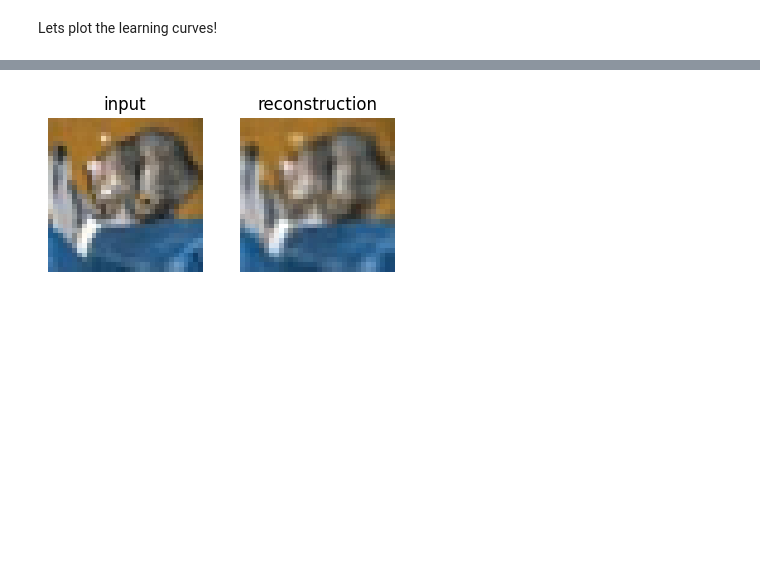
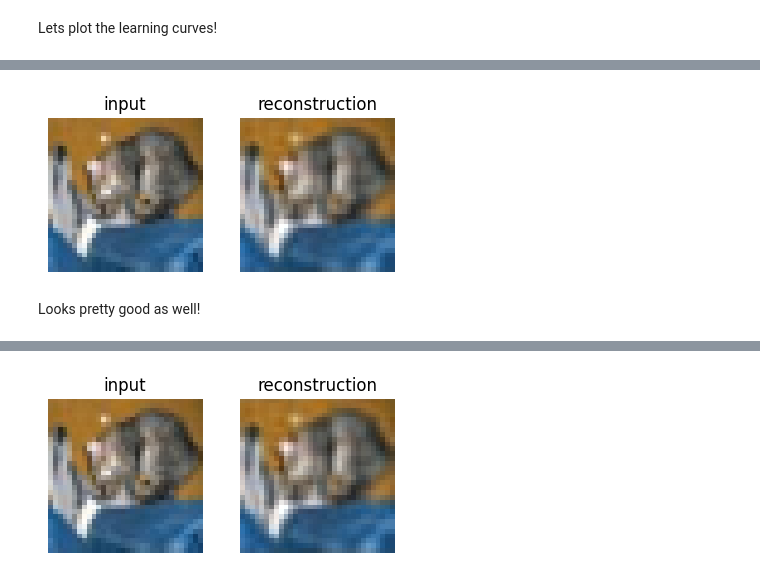
Before and after one commit to BenediktAlkin/upt-minimal, a Jupyter notebook: 3_image_autoencoder_superres.ipynb, the cells around one changed output, grey strips where cells are left out. Cells and saved outputs as stored; diff of their text form; code cells hidden in the pictures; blank space fills up the shorter version.

```diff
--- a/3_image_autoencoder_superres.ipynb
+++ b/3_image_autoencoder_superres.ipynb
@@ -197,9 +192,6 @@ from upt.models.approximator import Approximator
 from upt.models.decoder_perceiver import DecoderPerceiver
 from upt.models.encoder_image import EncoderImage
 from upt.models.upt_image_autoencoder import UPTImageAutoencoder
-
-# initialize device
-device = torch.device("cuda")
 
 # initialize dataset
 transform = ToTensor()
@@ -370,0 +366,19 @@ plt.show()
+# %%
+x, _ = test_dataset[0]
+x = x.to(device)
+with torch.no_grad():
+  x_hat = model(x.unsqueeze(0), output_pos=output_pos.unsqueeze(0)).squeeze(0)
+# %%
+fig, axes = plt.subplots(1, 2, figsize=(4, 2))
+axes[0].imshow(einops.rearrange(x.cpu(), "three height width -> height width three"))
+axes[0].set_title("input")
+axes[0].set_axis_off()
+axes[1].imshow(einops.rearrange(x_hat.clamp(0, 1).cpu(), "three height width -> height width three"))
+axes[1].set_title("reconstruction")
+axes[1].set_axis_off()
+plt.tight_layout()
+plt.show()
+# %% [output]
+[figure, added]
+# %% [markdown]
+Looks pretty good as well!
```
Also changed, not shown: parts of 10 cells of this notebook, 6 other files.
